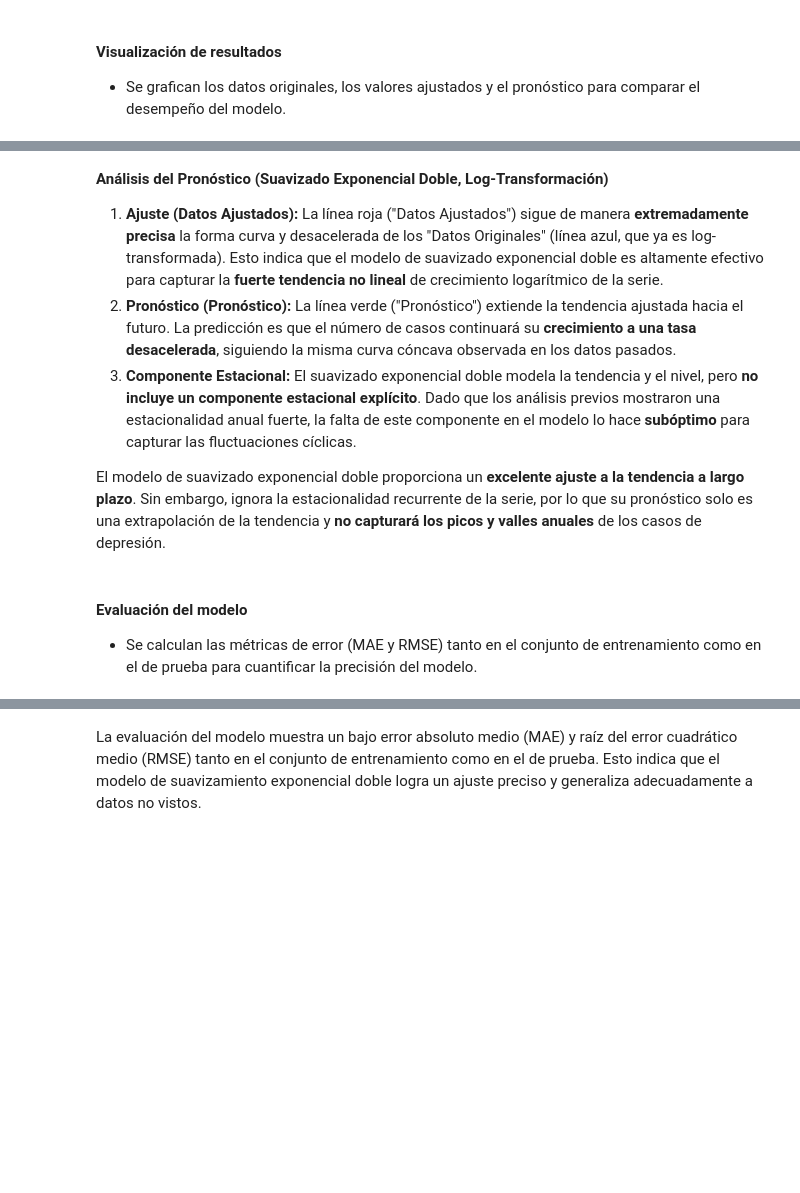
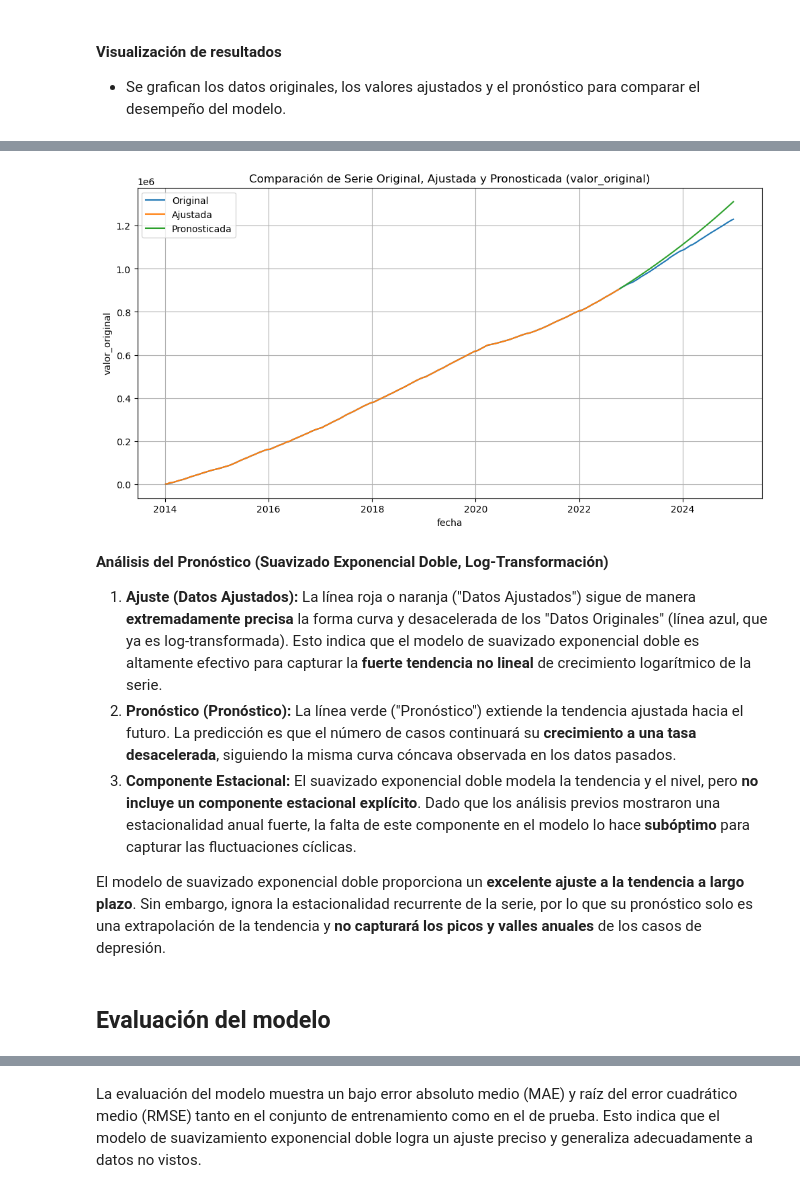
Before and after one commit to AbioticBaton4/proyecto-integrador-mna, a Jupyter notebook: notebooks/modeling/Avance3.Equipo16.ipynb, the cells around one changed output, grey strips where cells are left out. Cells and saved outputs as stored; diff of their text form; code cells hidden in the pictures; blank space fills up the shorter version.

```diff
--- a/notebooks/modeling/Avance3.Equipo16.ipynb
+++ b/notebooks/modeling/Avance3.Equipo16.ipynb
@@ -589,11 +619,22 @@ fig.show()
+# %%
+func.plot_forecast(
+    (df_original, 'Original'),
+    (df_ajustado, 'Ajustada'),
+    (df_pronostico, 'Pronosticada'),
+    y='valor_original',
+    title='Comparación de Serie Original, Ajustada y Pronosticada (valor_original)',
+    plotly_engine=USE_PLOTLY,
+    hover_mode='x unified',
+)
+# %% [output]
+[figure, added]
 # %% [markdown]
 **Análisis del Pronóstico (Suavizado Exponencial Doble, Log-Transformación)**
 
-1.  **Ajuste (Datos Ajustados):** La línea roja ("Datos Ajustados") sigue de manera **extremadamente precisa** la forma curva y desacelerada de los "Datos Originales" (línea azul, que ya es log-transformada). Esto indica que el modelo de suavizado exponencial doble es altamente efectivo para capturar la **fuerte tendencia no lineal** de crecimiento logarítmico de la serie.
+1.  **Ajuste (Datos Ajustados):** La línea roja o naranja ("Datos Ajustados") sigue de manera **extremadamente precisa** la forma curva y desacelerada de los "Datos Originales" (línea azul, que ya es log-transformada). Esto indica que el modelo de suavizado exponencial doble es altamente efectivo para capturar la **fuerte tendencia no lineal** de crecimiento logarítmico de la serie.
 2.  **Pronóstico (Pronóstico):** La línea verde ("Pronóstico") extiende la tendencia ajustada hacia el futuro. La predicción es que el número de casos continuará su **crecimiento a una tasa desacelerada**, siguiendo la misma curva cóncava observada en los datos pasados.
 3.  **Componente Estacional:** El suavizado exponencial doble modela la tendencia y el nivel, pero **no incluye un componente estacional explícito**. Dado que los análisis previos mostraron una estacionalidad anual fuerte, la falta de este componente en el modelo lo hace **subóptimo** para capturar las fluctuaciones cíclicas.
 
 El modelo de suavizado exponencial doble proporciona un **excelente ajuste a la tendencia a largo plazo**. Sin embargo, ignora la estacionalidad recurrente de la serie, por lo que su pronóstico solo es una extrapolación de la tendencia y **no capturará los picos y valles anuales** de los casos de depresión.
 # %% [markdown]
-#### Evaluación del modelo
-* Se calculan las métricas de error (MAE y RMSE) tanto en el conjunto de entrenamiento como en el de prueba para cuantificar la precisión del modelo.
+## Evaluación del modelo
```
Also changed, not shown: parts of 24 cells of this notebook.
